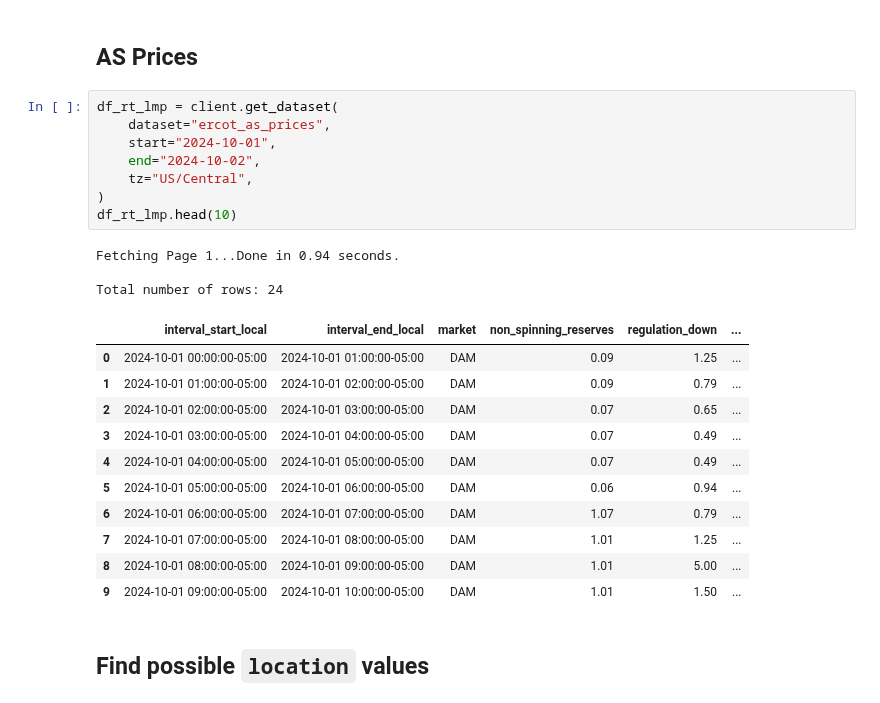
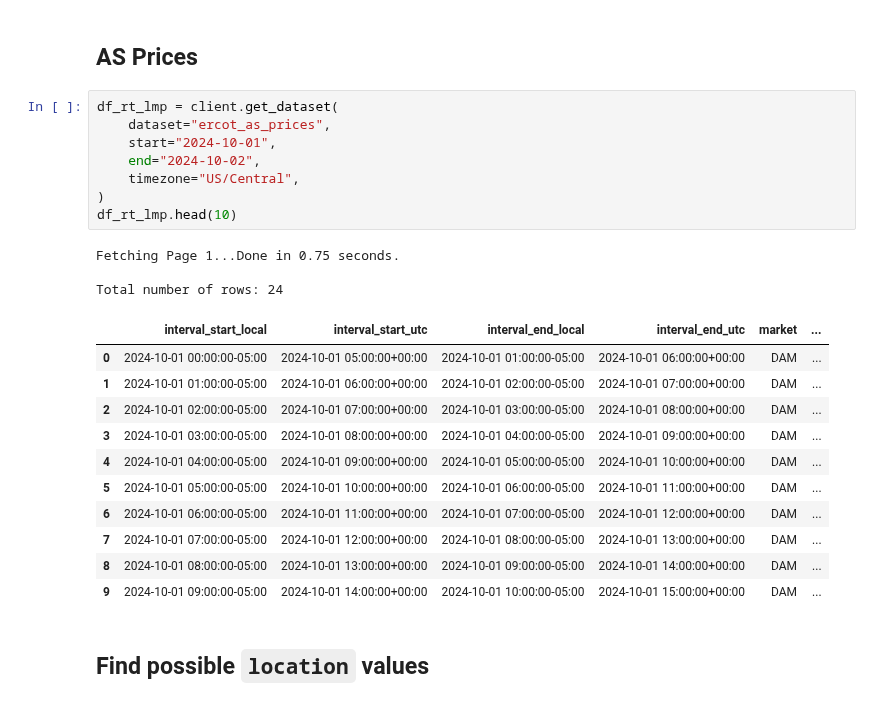
Before and after one commit to gridstatus/gridstatusio, a Jupyter notebook: Examples/ERCOT Pricing Data.ipynb, the cells around one changed output. Drawn from its saved outputs; the diff is of its cells as text.

```diff
--- a/Examples/ERCOT Pricing Data.ipynb
+++ b/Examples/ERCOT Pricing Data.ipynb
@@ -164,26 +164,26 @@ See full list of datasets at https://www.gridstatus.io/datasets
 # %%
 df_rt_lmp = client.get_dataset(
     dataset="ercot_as_prices",
     start="2024-10-01",
     end="2024-10-02",
-    tz="US/Central",
+    timezone="US/Central",
 )
 df_rt_lmp.head(10)
 # %% [output]
-Fetching Page 1...Done in 0.94 seconds.
+Fetching Page 1...Done in 0.75 seconds.
 
 Total number of rows: 24
-|  | interval_start_local | interval_end_local | market | non_spinning_reserves | regulation_down | ... |
-| 0 | 2024-10-01 00:00:00-05:00 | 2024-10-01 01:00:00-05:00 | DAM | 0.09 | 1.25 | ... |
-| 1 | 2024-10-01 01:00:00-05:00 | 2024-10-01 02:00:00-05:00 | DAM | 0.09 | 0.79 | ... |
-| 2 | 2024-10-01 02:00:00-05:00 | 2024-10-01 03:00:00-05:00 | DAM | 0.07 | 0.65 | ... |
-| 3 | 2024-10-01 03:00:00-05:00 | 2024-10-01 04:00:00-05:00 | DAM | 0.07 | 0.49 | ... |
-| 4 | 2024-10-01 04:00:00-05:00 | 2024-10-01 05:00:00-05:00 | DAM | 0.07 | 0.49 | ... |
-| 5 | 2024-10-01 05:00:00-05:00 | 2024-10-01 06:00:00-05:00 | DAM | 0.06 | 0.94 | ... |
-| 6 | 2024-10-01 06:00:00-05:00 | 2024-10-01 07:00:00-05:00 | DAM | 1.07 | 0.79 | ... |
-| 7 | 2024-10-01 07:00:00-05:00 | 2024-10-01 08:00:00-05:00 | DAM | 1.01 | 1.25 | ... |
-| 8 | 2024-10-01 08:00:00-05:00 | 2024-10-01 09:00:00-05:00 | DAM | 1.01 | 5.00 | ... |
-| 9 | 2024-10-01 09:00:00-05:00 | 2024-10-01 10:00:00-05:00 | DAM | 1.01 | 1.50 | ... |
+|  | interval_start_local | interval_start_utc | interval_end_local | interval_end_utc | market | ... |
+| 0 | 2024-10-01 00:00:00-05:00 | 2024-10-01 05:00:00+00:00 | 2024-10-01 01:00:00-05:00 | 2024-10-01 06:00:00+00:00 | DAM | ... |
+| 1 | 2024-10-01 01:00:00-05:00 | 2024-10-01 06:00:00+00:00 | 2024-10-01 02:00:00-05:00 | 2024-10-01 07:00:00+00:00 | DAM | ... |
+| 2 | 2024-10-01 02:00:00-05:00 | 2024-10-01 07:00:00+00:00 | 2024-10-01 03:00:00-05:00 | 2024-10-01 08:00:00+00:00 | DAM | ... |
+| 3 | 2024-10-01 03:00:00-05:00 | 2024-10-01 08:00:00+00:00 | 2024-10-01 04:00:00-05:00 | 2024-10-01 09:00:00+00:00 | DAM | ... |
+| 4 | 2024-10-01 04:00:00-05:00 | 2024-10-01 09:00:00+00:00 | 2024-10-01 05:00:00-05:00 | 2024-10-01 10:00:00+00:00 | DAM | ... |
+| 5 | 2024-10-01 05:00:00-05:00 | 2024-10-01 10:00:00+00:00 | 2024-10-01 06:00:00-05:00 | 2024-10-01 11:00:00+00:00 | DAM | ... |
+| 6 | 2024-10-01 06:00:00-05:00 | 2024-10-01 11:00:00+00:00 | 2024-10-01 07:00:00-05:00 | 2024-10-01 12:00:00+00:00 | DAM | ... |
+| 7 | 2024-10-01 07:00:00-05:00 | 2024-10-01 12:00:00+00:00 | 2024-10-01 08:00:00-05:00 | 2024-10-01 13:00:00+00:00 | DAM | ... |
+| 8 | 2024-10-01 08:00:00-05:00 | 2024-10-01 13:00:00+00:00 | 2024-10-01 09:00:00-05:00 | 2024-10-01 14:00:00+00:00 | DAM | ... |
+| 9 | 2024-10-01 09:00:00-05:00 | 2024-10-01 14:00:00+00:00 | 2024-10-01 10:00:00-05:00 | 2024-10-01 15:00:00+00:00 | DAM | ... |
 # %% [markdown]
 ## Find possible `location` values
 # %%
```
Also changed, not shown: parts of 6 cells of this notebook.
